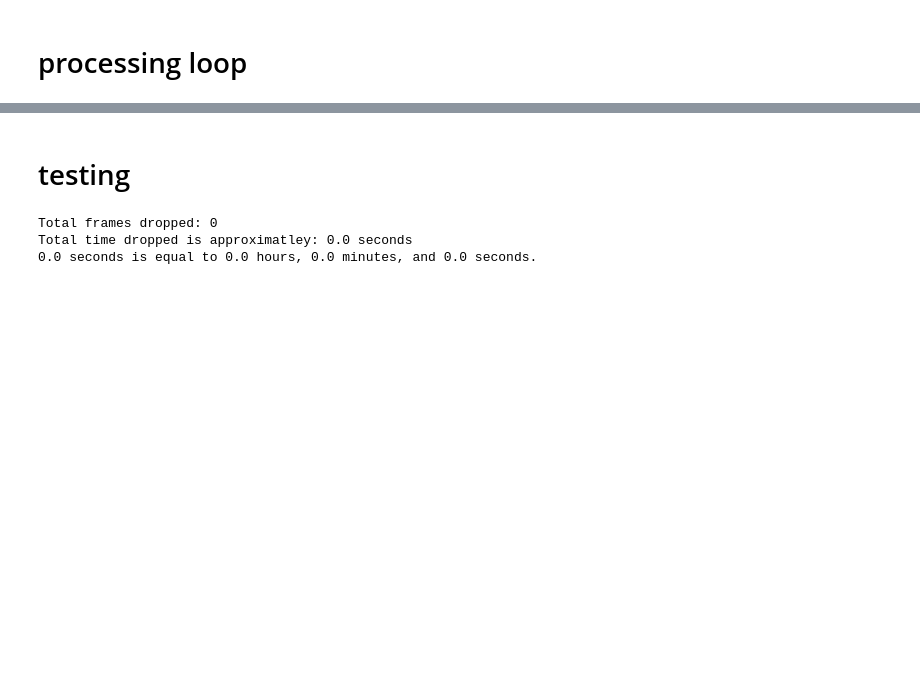
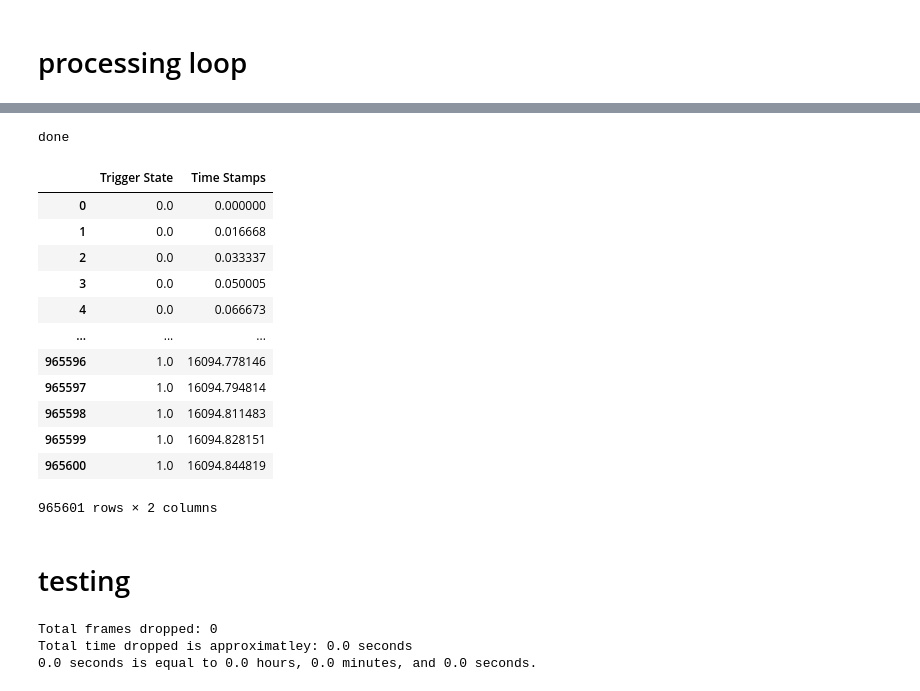
Before and after one commit to SainsburyWellcomeCentre/sequences_neuropixel_preprocess, a Jupyter notebook: 2_process_video_files.ipynb, the cells around one changed output, grey strips where cells are left out. Drawn from its saved outputs; the diff is of its cells as text; code cells hidden in the pictures; blank space fills up the shorter version.

```diff
--- a/2_process_video_files.ipynb
+++ b/2_process_video_files.ipynb
@@ -575,3 +601,56 @@ KeyboardInterrupt:
+# %%
+behaviour_start = trigger_onset_inds[0]
+behaviour_end = trigger_onset_inds[consecutive_chunks[-1][0]]
+# add epoch label column
+Camera_dataframe['epoch'] = ['presleep'] * behaviour_start + ['task'] * (behaviour_end - behaviour_start) + ['postsleep'] * (len(Camera_dataframe) - behaviour_end)
+# save this csv out unless it already exists:
+# if file already exists:
+if BACK_CAM == True:
+    save_out_file = full_cam_save_path + "\BACK_camera_timestamp_df_" + current_amimal + '_' +formatted_date + '.csv'
+else:
+    save_out_file = full_cam_save_path + "\ABOVE_camera_timestamp_df_" + current_amimal + '_' +formatted_date + '.csv'
+if not os.path.exists(save_out_file):
+    Camera_dataframe.to_csv(save_out_file)
+else:
+    print('file exists')
+    print(save_out_file)
+
+#### copy the video to the correct location:
+if BACK_CAM == True:
+    # Copy the video to organised folder
+    new_file = full_cam_save_path + "\BACK_CAM_" + current_amimal + '_' +formatted_date + '.avi'
+    shutil.copy(cam_path, new_file)
+    # copy to DLC dump location
+    new_file = DLC_dump_path_back + "BACK_CAM_" + current_amimal + '_' +formatted_date + '.avi'
+    shutil.copy(cam_path, new_file)
+
+else:
+    # Copy the video to organised folder
+    new_file = full_cam_save_path + "\ABOVE_CAM_" + current_amimal + '_' +formatted_date + '.avi'
+    shutil.copy(cam_path, new_file)
+    # copy to DLC dump location
+    new_file = DLC_dump_path_above + "ABOVE_CAM_" + current_amimal + '_' +formatted_date + '.avi'
+    shutil.copy(cam_path, new_file)
+
+print('done')
+# %% [output]
+done
+# %%
+Camera_dataframe
+# %% [output]
+|  | Trigger State | Time Stamps |
+| 0 | 0.0 | 0.000000 |
+| 1 | 0.0 | 0.016668 |
+| 2 | 0.0 | 0.033337 |
+| 3 | 0.0 | 0.050005 |
+| 4 | 0.0 | 0.066673 |
+| ... | ... | ... |
+| 965596 | 1.0 | 16094.778146 |
+| 965597 | 1.0 | 16094.794814 |
+| 965598 | 1.0 | 16094.811483 |
+| 965599 | 1.0 | 16094.828151 |
+| 965600 | 1.0 | 16094.844819 |
+965601 rows × 2 columns
 # %% [markdown]
 # testing
 # %%
```
Also changed, not shown: parts of 8 cells of this notebook.
